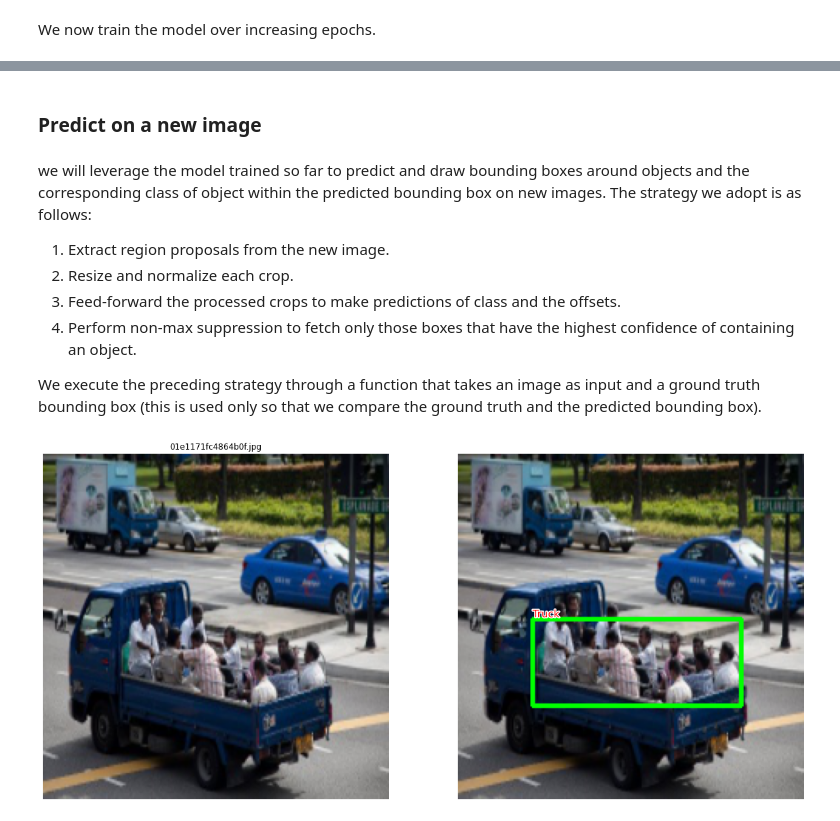
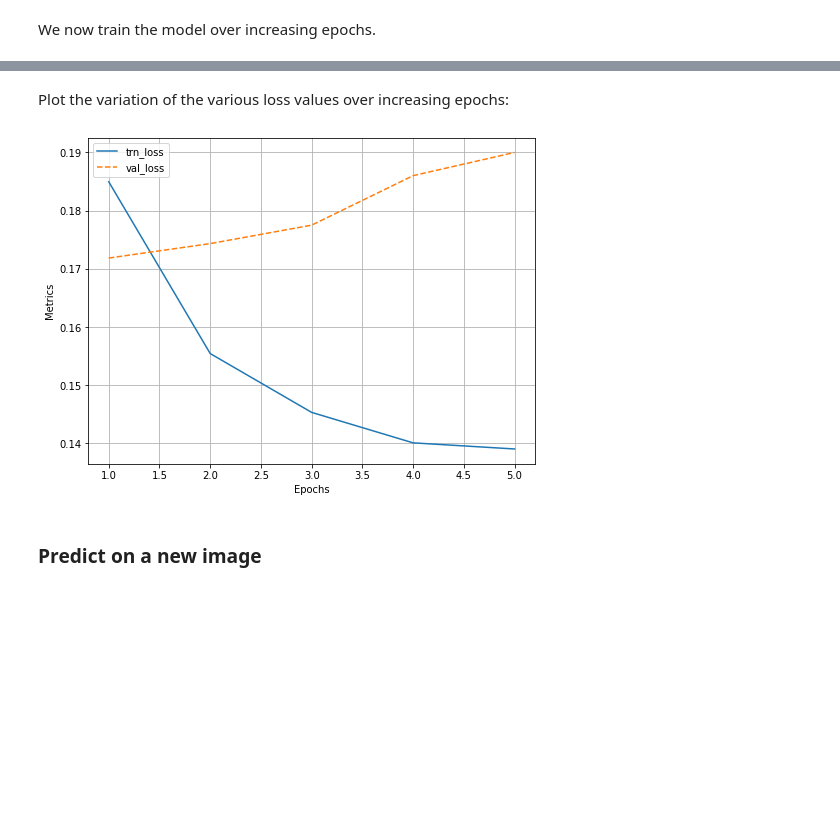
Before and after one commit to rahiakela/modern-computer-vision-with-pytorch, a Jupyter notebook: 8-advanced-object-detection/1_training_faster_r_cnn_based_custom_object_detectors.ipynb, the cells around one changed output, grey strips where cells are left out. Saved outputs shown, nothing was run; the diff lists cells and outputs as text; code cells hidden in the pictures; blank space fills up the shorter version.

```diff
--- a/8-advanced-object-detection/1_training_faster_r_cnn_based_custom_object_detectors.ipynb
+++ b/8-advanced-object-detection/1_training_faster_r_cnn_based_custom_object_detectors.ipynb
@@ -378,18 +380,9 @@ UnboundLocalError: ignored
+# %% [markdown]
+Plot the variation of the various loss values over increasing epochs:
 # %%
 # Plotting training and validation metrics
-log.plot_epochs("trn_loss,val_loss".split(","))
+log.plot_epochs(['trn_loss','val_loss'])
+# %% [output]
+[figure, added]
 # %% [markdown]
 ### Predict on a new image
-# %% [markdown]
-we will leverage the model trained so far to predict and draw
-bounding boxes around objects and the corresponding class of object within the
-predicted bounding box on new images. The strategy we adopt is as follows:
-
-1. Extract region proposals from the new image.
-2. Resize and normalize each crop.
-3. Feed-forward the processed crops to make predictions of class and the
-offsets.
-4. Perform non-max suppression to fetch only those boxes that have the
-highest confidence of containing an object.
-
-We execute the preceding strategy through a function that takes an image as input and a ground truth bounding box (this is used only so that we compare the ground truth and the predicted bounding box).
@@ -444,4 +388,0 @@ def test_predictions(filename, show_output=True):
-# %%
-test_predictions(test_ds[29][-1])
-# %% [output]
-[figure, removed]
```
Also changed, not shown: parts of 13 cells of this notebook.
